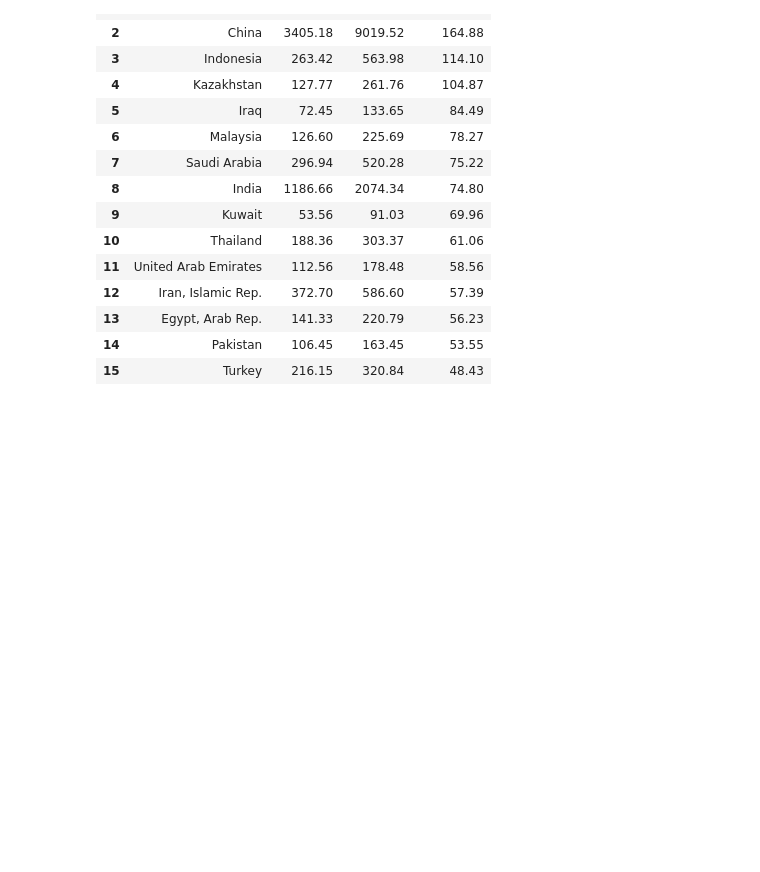
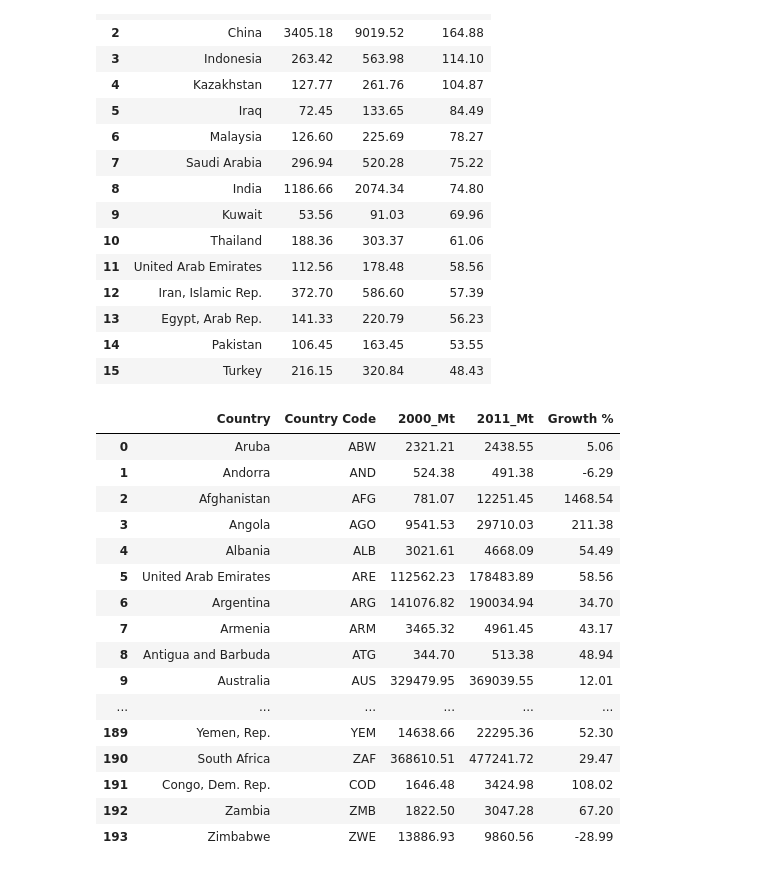
Before and after one commit to sanaullah525/Global-CO2-Emissions-Data-Analysis-Project, a Jupyter notebook: datapr.ipynb, the cells around one changed output. Saved outputs shown, nothing was run; the diff lists cells and outputs as text; code cells hidden in the pictures; blank space fills up the shorter version.

Commit message:
Saving the cleaned data for further processes.

```diff
--- a/datapr.ipynb
+++ b/datapr.ipynb
@@ -237,3 +238,52 @@ df
 | 13 | Egypt, Arab Rep. | 141.33 | 220.79 | 56.23 |
 | 14 | Pakistan | 106.45 | 163.45 | 53.55 |
 | 15 | Turkey | 216.15 | 320.84 | 48.43 |
+# %%
+# Calculating top 10 countries with emission reductions (2000-2011).
+
+pd.set_option('display.max_columns', 10)
+pd.set_option('display.max_row', None)
+
+clean_df = dataf.copy()
+
+# Keep only valid country codes
+clean_df = clean_df[clean_df["Country Code"].isin(valid_codes)]
+
+# Select only relevant columns
+cols = ["Country Name", "Country Code", "2000", "2011"]
+clean_df = clean_df[cols]
+
+# Rename columns properly
+clean_df = clean_df.rename(columns={
+    "Country Name": "Country",
+    "2000": "2000_Mt",
+    "2011": "2011_Mt"
+})
+
+# Drop missing values
+clean_df = clean_df.dropna()
+
+# Add growth column
+clean_df["Growth %"] = ((clean_df["2011_Mt"] - clean_df["2000_Mt"]) / clean_df["2000_Mt"]) * 100
+# %%
+clean_df.to_csv(r"C:\Users\dell\Desktop\data\clean_co2.csv", index=False)
+clean_df = pd.read_csv(r"C:\Users\dell\Desktop\data\clean_co2.csv")
+clean_df
+# %% [output]
+|  | Country | Country Code | 2000_Mt | 2011_Mt | Growth % |
+| 0 | Aruba | ABW | 2321.21 | 2438.55 | 5.06 |
+| 1 | Andorra | AND | 524.38 | 491.38 | -6.29 |
+| 2 | Afghanistan | AFG | 781.07 | 12251.45 | 1468.54 |
+| 3 | Angola | AGO | 9541.53 | 29710.03 | 211.38 |
+| 4 | Albania | ALB | 3021.61 | 4668.09 | 54.49 |
+| 5 | United Arab Emirates | ARE | 112562.23 | 178483.89 | 58.56 |
+| 6 | Argentina | ARG | 141076.82 | 190034.94 | 34.70 |
+| 7 | Armenia | ARM | 3465.32 | 4961.45 | 43.17 |
+| 8 | Antigua and Barbuda | ATG | 344.70 | 513.38 | 48.94 |
+| 9 | Australia | AUS | 329479.95 | 369039.55 | 12.01 |
+| ... | ... | ... | ... | ... | ... |
+| 189 | Yemen, Rep. | YEM | 14638.66 | 22295.36 | 52.30 |
+| 190 | South Africa | ZAF | 368610.51 | 477241.72 | 29.47 |
+| 191 | Congo, Dem. Rep. | COD | 1646.48 | 3424.98 | 108.02 |
+| 192 | Zambia | ZMB | 1822.50 | 3047.28 | 67.20 |
+| 193 | Zimbabwe | ZWE | 13886.93 | 9860.56 | -28.99 |
```
Also changed, not shown: parts of 1 cell of this notebook.
